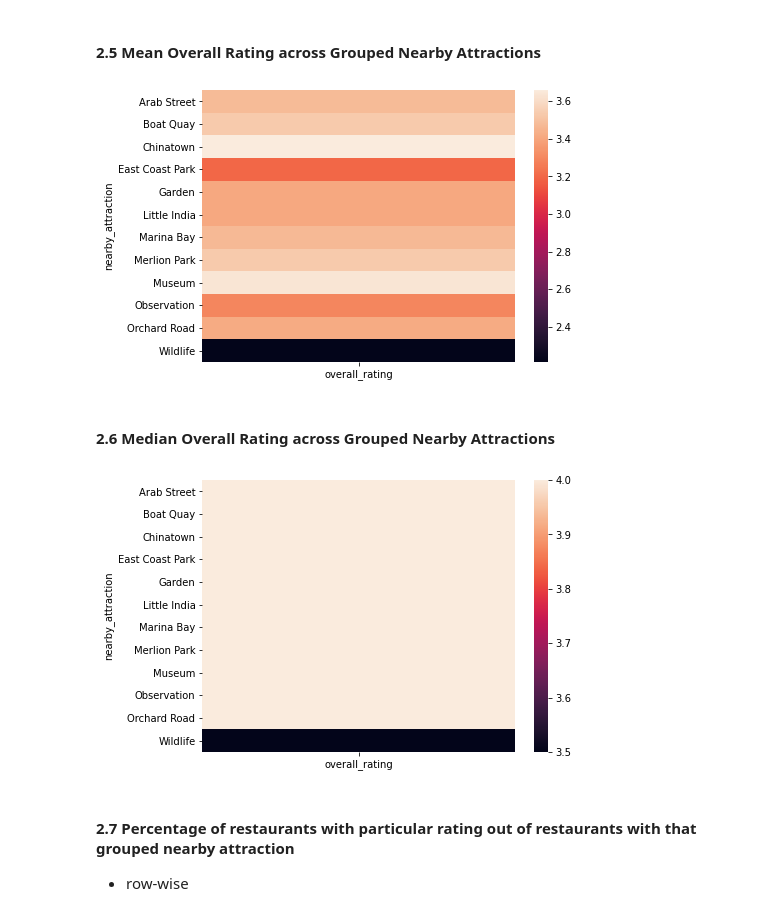
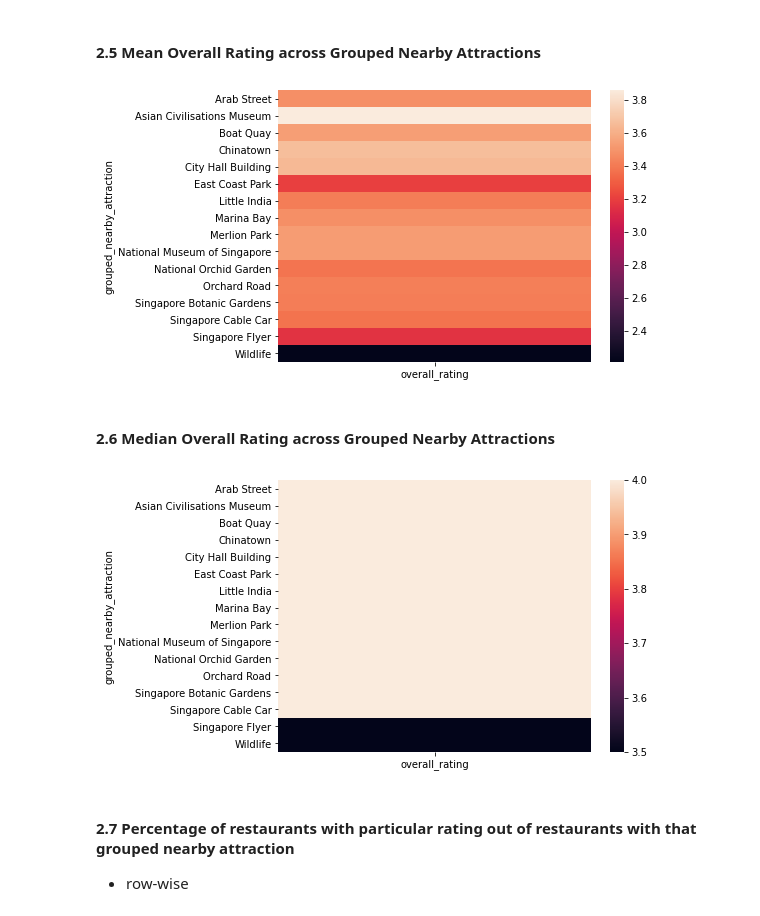
Before and after one commit to chinhockyang/restaurant_ratings_analysis, a Jupyter notebook: nearby_attraction.ipynb, the cells around one changed output. Saved outputs shown, nothing was run; the diff lists cells and outputs as text; code cells hidden in the pictures.

Commit message:
Update feature engineering for nearby attraction and price category

```diff
--- a/nearby_attraction.ipynb
+++ b/nearby_attraction.ipynb
@@ -131,10 +121,10 @@ Grouping
 - 'Night Safari', 'Singapore Zoo' to 'Wildlife'
 # %%
 bucket_df = df_rating.copy()
-bucket_df = bucket_df.replace(to_replace =['Asian Civilisations Museum', 'National Museum of Singapore', 'City Hall Building'], value ="Museum")
-bucket_df = bucket_df.replace(to_replace =['National Orchid Garden', 'Singapore Botanic Gardens'], value ="Garden")
-bucket_df = bucket_df.replace(to_replace =['Singapore Cable Car', 'Singapore Flyer'], value ="Observation")
-bucket_df = bucket_df.replace(to_replace =['Night Safari', 'Singapore Zoo'], value ="Wildlife")
+bucket_df["grouped_nearby_attraction"] = bucket_df['nearby_attraction'].replace(to_replace =['Asian Civilisations Museum', 'National Museum of Singapore', 'City Hall Building'], value ="Museum")
+bucket_df["grouped_nearby_attraction"] = bucket_df['nearby_attraction'].replace(to_replace =['National Orchid Garden', 'Singapore Botanic Gardens'], value ="Garden")
+bucket_df["grouped_nearby_attraction"] = bucket_df['nearby_attraction'].replace(to_replace =['Singapore Cable Car', 'Singapore Flyer'], value ="Observation")
+bucket_df["grouped_nearby_attraction"] = bucket_df['nearby_attraction'].replace(to_replace =['Night Safari', 'Singapore Zoo'], value ="Wildlife")
 # %% [markdown]
 #### 2.2 Count of restaurants by nearby attraction after grouping
 # %%
@@ -169,21 +163,21 @@ nearby_attraction_fig.show()
 # %% [markdown]
 #### 2.5 Mean Overall Rating across Grouped Nearby Attractions
 # %%
-sub_df = bucket_df[['nearby_attraction', 'overall_rating']].copy()
+sub_df = bucket_df[['grouped_nearby_attraction', 'overall_rating']].copy()
 # %%
 fig, ax = plt.subplots(figsize=(7,5))
-df_heatmap = sub_df.pivot_table(values='overall_rating',columns='nearby_attraction', aggfunc=np.mean)
+df_heatmap = sub_df.pivot_table(values='overall_rating',columns='grouped_nearby_attraction', aggfunc=np.mean)
 ax = sns.heatmap(df_heatmap.transpose())
 # %% [output]
-[figure, old version]
+[figure, new version]
 # %% [markdown]
 #### 2.6 Median Overall Rating across Grouped Nearby Attractions
 # %%
 fig, ax = plt.subplots(figsize=(7,5))
-df_heatmap = sub_df.pivot_table(values='overall_rating',columns='nearby_attraction',aggfunc=np.median)
+df_heatmap = sub_df.pivot_table(values='overall_rating',columns='grouped_nearby_attraction',aggfunc=np.median)
 ax = sns.heatmap(df_heatmap.transpose())
 # %% [output]
-[figure, old version]
+[figure, new version]
 # %% [markdown]
 #### 2.7 Percentage of restaurants with particular rating out of restaurants with that grouped nearby attraction
 - row-wise
```
Also changed, not shown: parts of 36 cells of this notebook, 1 other file.
